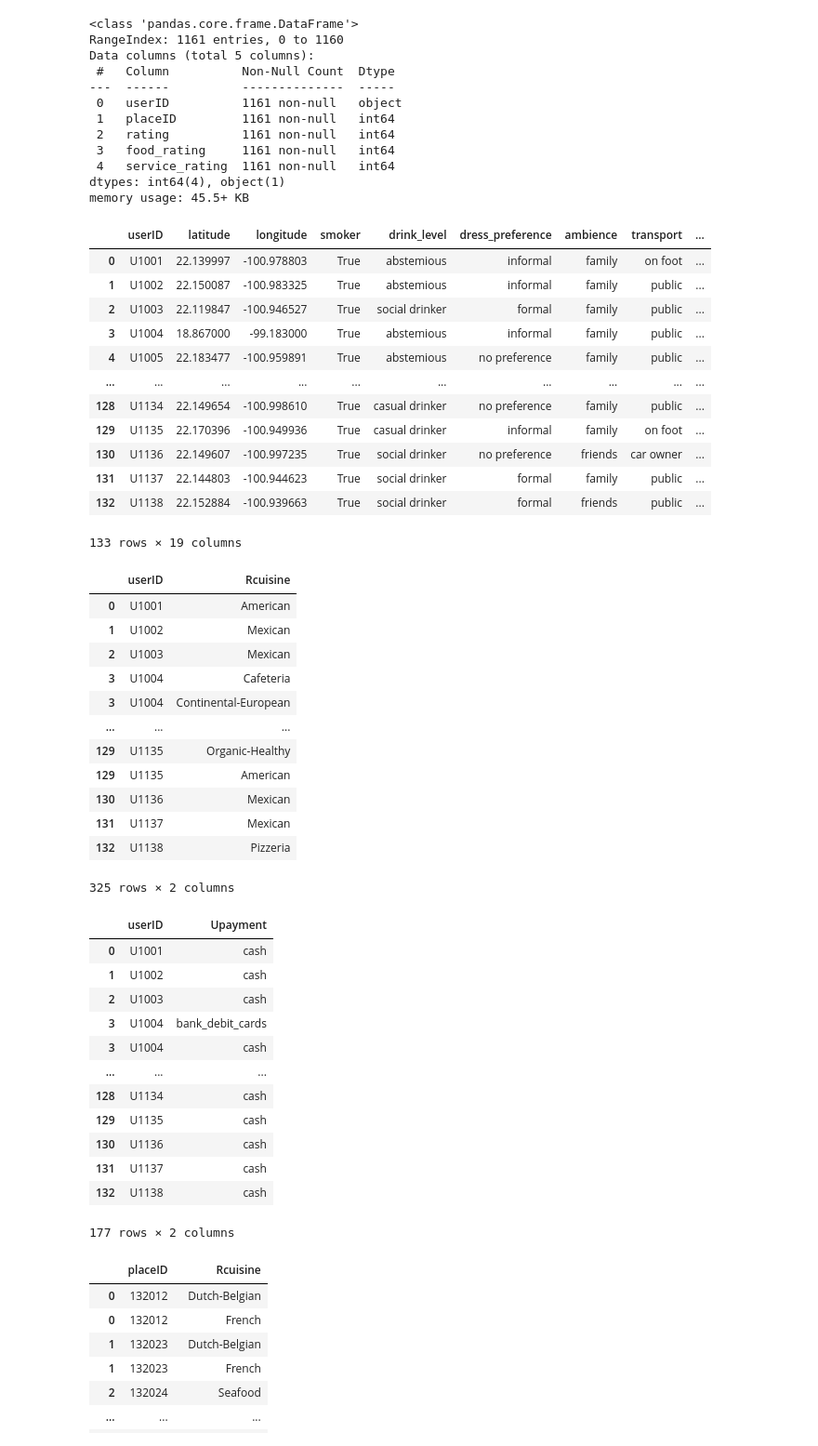
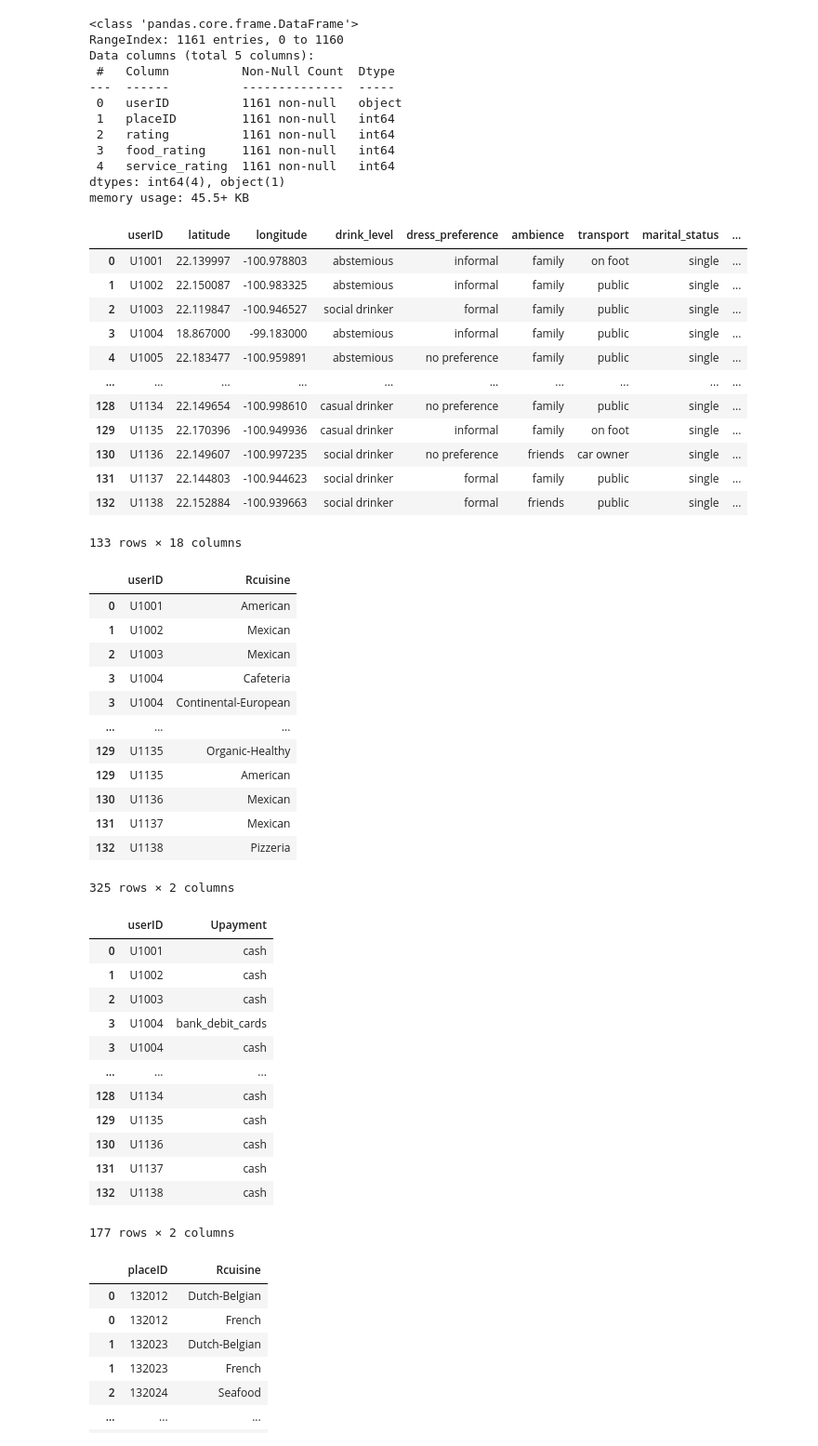
Before and after one commit to R4Y-R4Y/dbms_project, a Jupyter notebook: etl.ipynb, the cells around one changed output. Shown: that part at 93% size. Saved outputs shown, nothing was run; the diff lists cells and outputs as text; code cells hidden in the pictures.

Commit message:
removed smoker value

```diff
--- a/etl.ipynb
+++ b/etl.ipynb
@@ -132,48 +132,47 @@ user_table.replace("?",np.nan)
 result_user=user_table.groupby('userID', as_index=False).agg({
     'latitude': 'mean',
     'longitude': 'mean',
-    'smoker': 'first',
     'drink_level': 'first',
     'dress_preference': 'first',
     'ambience': 'first',
     'transport': 'first',
     'marital_status': 'first',
     'hijos': 'first',
     'birth_year': 'mean',
     'interest': 'first',
     'personality': 'first',
     'religion': 'first',
     'activity': 'first',
     'color': 'first',
     'weight': 'mean',
     'budget': 'first',
     'height': 'mean',
     'Rcuisine': lambda x: list(set(x)),
     'Upayment': lambda x: list(set(x))
-}).assign(smoker = lambda x: x.smoker.astype(bool)).assign(birth_year = lambda x: x.birth_year.astype(int))
+}).assign(birth_year = lambda x: x.birth_year.astype(int))
 result_user_cuisine = result_user[['userID','Rcuisine']].copy()
 result_user = result_user.drop('Rcuisine', axis=1)
 result_user_cuisine = result_user_cuisine.explode('Rcuisine')
 result_user_payment = result_user[['userID','Upayment']].copy()
 result_user = result_user.drop('Upayment', axis=1)
 result_user_payment = result_user_payment.explode('Upayment')
 display(result_user)
 display(result_user_cuisine)
 display(result_user_payment)
 # %% [output]
-|  | userID | latitude | longitude | smoker | drink_level | dress_preference | ambience | transport | ... |
-| 0 | U1001 | 22.139997 | -100.978803 | True | abstemious | informal | family | on foot | ... |
-| 1 | U1002 | 22.150087 | -100.983325 | True | abstemious | informal | family | public | ... |
-| 2 | U1003 | 22.119847 | -100.946527 | True | social drinker | formal | family | public | ... |
-| 3 | U1004 | 18.867000 | -99.183000 | True | abstemious | informal | family | public | ... |
-| 4 | U1005 | 22.183477 | -100.959891 | True | abstemious | no preference | family | public | ... |
+|  | userID | latitude | longitude | drink_level | dress_preference | ambience | transport | marital_status | ... |
+| 0 | U1001 | 22.139997 | -100.978803 | abstemious | informal | family | on foot | single | ... |
+| 1 | U1002 | 22.150087 | -100.983325 | abstemious | informal | family | public | single | ... |
+| 2 | U1003 | 22.119847 | -100.946527 | social drinker | formal | family | public | single | ... |
+| 3 | U1004 | 18.867000 | -99.183000 | abstemious | informal | family | public | single | ... |
+| 4 | U1005 | 22.183477 | -100.959891 | abstemious | no preference | family | public | single | ... |
 | ... | ... | ... | ... | ... | ... | ... | ... | ... | ... |
-| 128 | U1134 | 22.149654 | -100.998610 | True | casual drinker | no preference | family | public | ... |
-| 129 | U1135 | 22.170396 | -100.949936 | True | casual drinker | informal | family | on foot | ... |
-| 130 | U1136 | 22.149607 | -100.997235 | True | social drinker | no preference | friends | car owner | ... |
-| 131 | U1137 | 22.144803 | -100.944623 | True | social drinker | formal | family | public | ... |
-| 132 | U1138 | 22.152884 | -100.939663 | True | social drinker | formal | friends | public | ... |
+| 128 | U1134 | 22.149654 | -100.998610 | casual drinker | no preference | family | public | single | ... |
+| 129 | U1135 | 22.170396 | -100.949936 | casual drinker | informal | family | on foot | single | ... |
+| 130 | U1136 | 22.149607 | -100.997235 | social drinker | no preference | friends | car owner | single | ... |
+| 131 | U1137 | 22.144803 | -100.944623 | social drinker | formal | family | public | single | ... |
+| 132 | U1138 | 22.152884 | -100.939663 | social drinker | formal | friends | public | single | ... |
-133 rows × 19 columns
+133 rows × 18 columns
 |  | userID | Rcuisine |
 | 0 | U1001 | American |
 | 1 | U1002 | Mexican |
```
Also changed, not shown: 1 other file.
